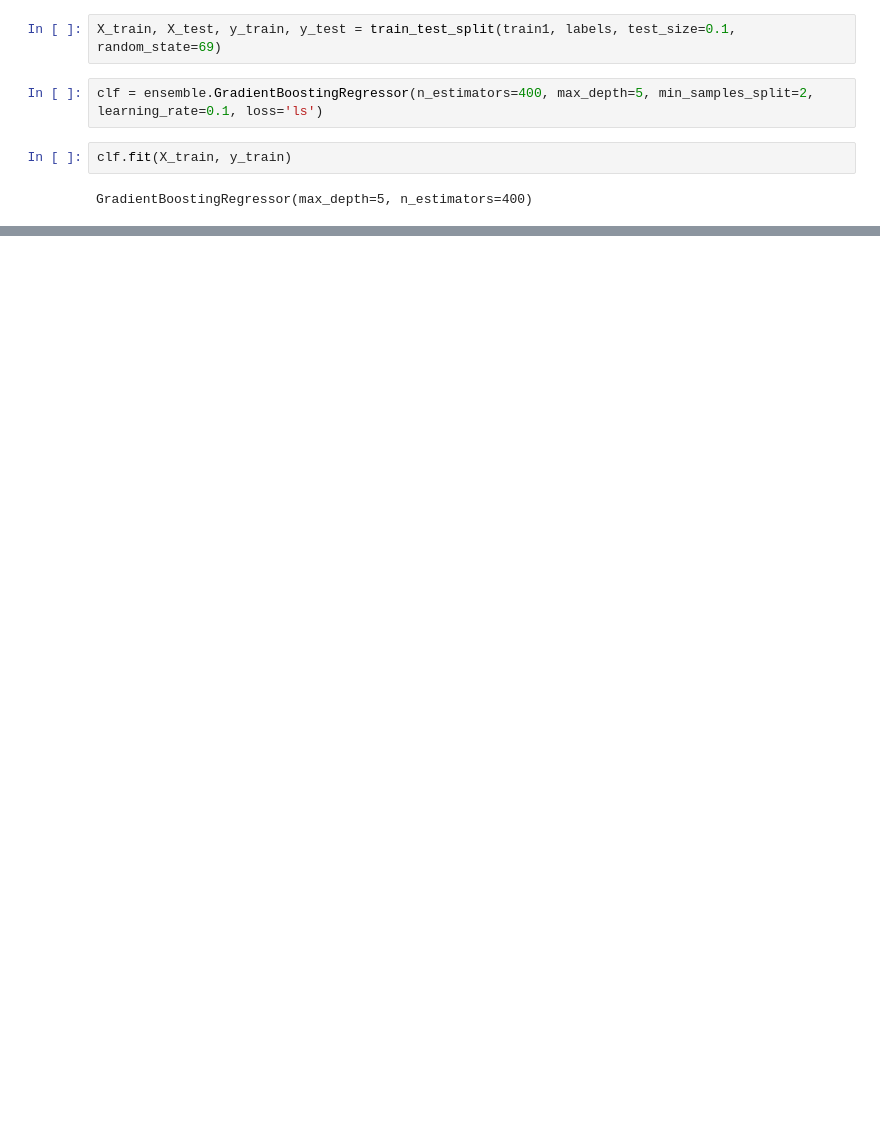
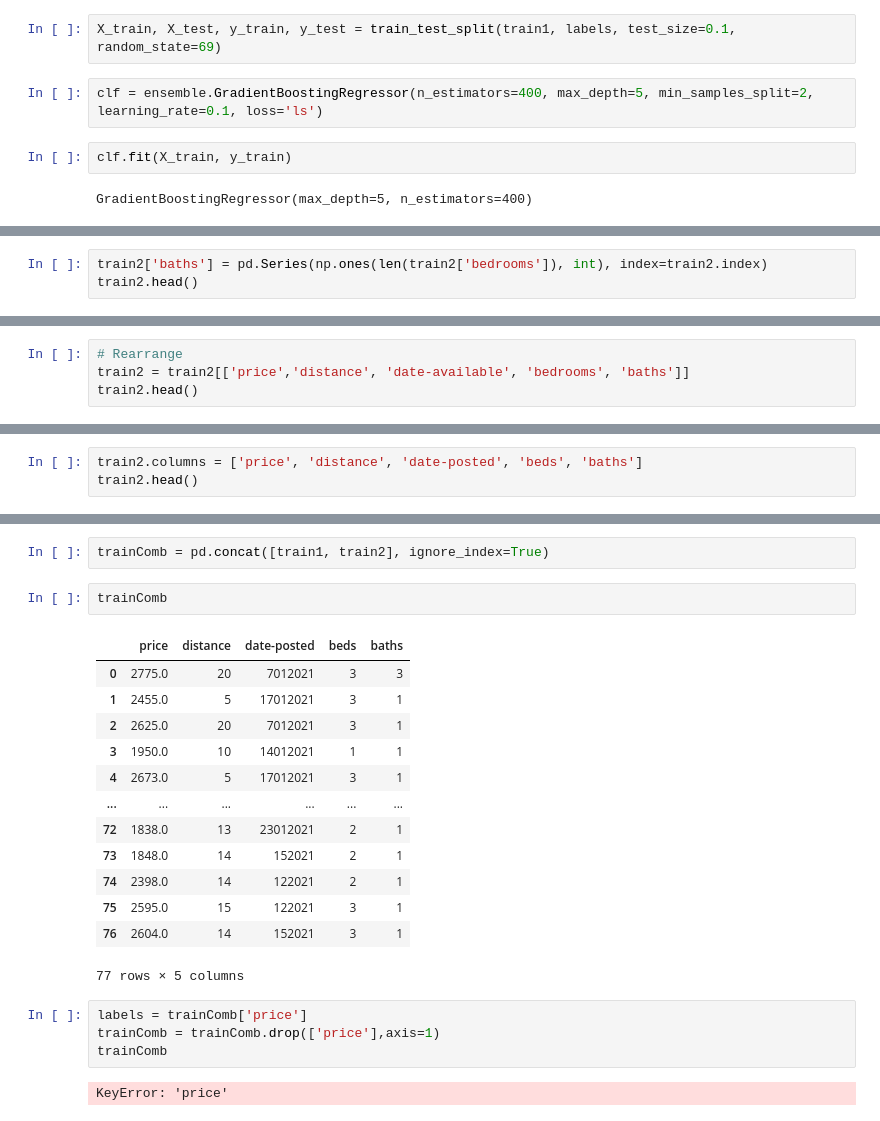
Before and after one commit to EduardVar/QHacks-2021, a Jupyter notebook: ml/house-predictor.ipynb, the cells around one changed output, grey strips where cells are left out. Saved outputs shown, nothing was run; the diff lists cells and outputs as text; blank space fills up the shorter version.

```diff
--- a/ml/house-predictor.ipynb
+++ b/ml/house-predictor.ipynb
@@ -70,0 +173,3 @@ clf.score(X_test, y_test) # Need more feature points
+# %%
+train2['baths'] = pd.Series(np.ones(len(train2['bedrooms']), int), index=train2.index)
+train2.head()
@@ -70,0 +183,4 @@ clf.score(X_test, y_test) # Need more feature points
+# %%
+# Rearrange
+train2 = train2[['price','distance', 'date-available', 'bedrooms', 'baths']]
+train2.head()
@@ -70,0 +194,3 @@ clf.score(X_test, y_test) # Need more feature points
+# %%
+train2.columns = ['price', 'distance', 'date-posted', 'beds', 'baths']
+train2.head()
@@ -70,0 +234,24 @@ clf.score(X_test, y_test) # Need more feature points
+# %%
+trainComb = pd.concat([train1, train2], ignore_index=True)
+# %%
+trainComb
+# %% [output]
+|  | price | distance | date-posted | beds | baths |
+| 0 | 2775.0 | 20 | 7012021 | 3 | 3 |
+| 1 | 2455.0 | 5 | 17012021 | 3 | 1 |
+| 2 | 2625.0 | 20 | 7012021 | 3 | 1 |
+| 3 | 1950.0 | 10 | 14012021 | 1 | 1 |
+| 4 | 2673.0 | 5 | 17012021 | 3 | 1 |
+| ... | ... | ... | ... | ... | ... |
+| 72 | 1838.0 | 13 | 23012021 | 2 | 1 |
+| 73 | 1848.0 | 14 | 152021 | 2 | 1 |
+| 74 | 2398.0 | 14 | 122021 | 2 | 1 |
+| 75 | 2595.0 | 15 | 122021 | 3 | 1 |
+| 76 | 2604.0 | 14 | 152021 | 3 | 1 |
+77 rows × 5 columns
+# %%
+labels = trainComb['price']
+trainComb = trainComb.drop(['price'],axis=1)
+trainComb
+# %% [output]
+KeyError: 'price'
```
Also changed, not shown: parts of 33 cells of this notebook, 10 other files.
